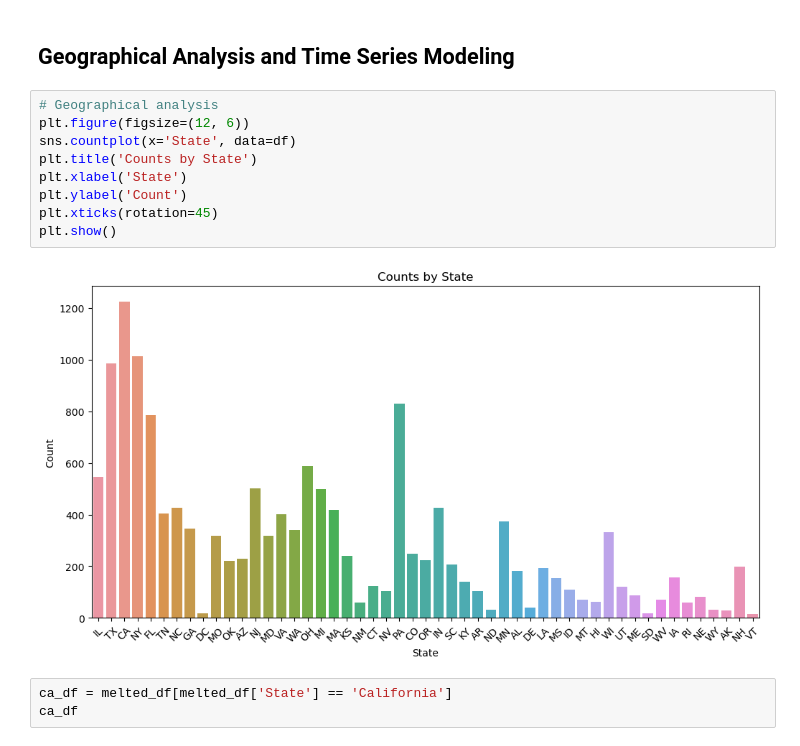
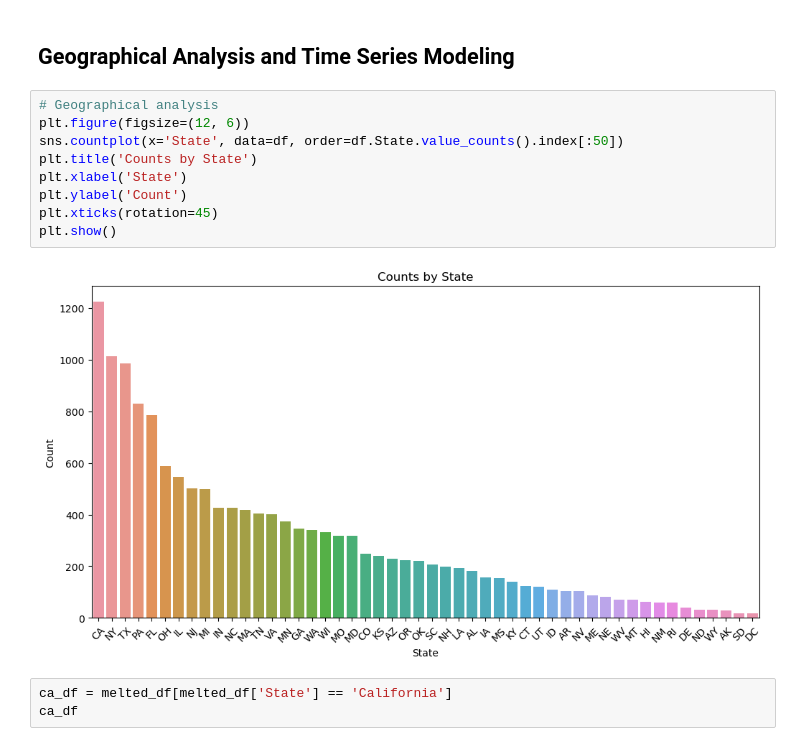
Before and after one commit to EdmundNyaribo/Phase-4-Project, a Jupyter notebook: Student.ipynb, the cells around one changed output. Cells and saved outputs as stored; diff of their text form.

```diff
--- a/Student.ipynb
+++ b/Student.ipynb
@@ -594,14 +594,14 @@ melted_df
 # %%
 # Geographical analysis
 plt.figure(figsize=(12, 6))
-sns.countplot(x='State', data=df)
+sns.countplot(x='State', data=df, order=df.State.value_counts().index[:50])
 plt.title('Counts by State')
 plt.xlabel('State')
 plt.ylabel('Count')
 plt.xticks(rotation=45)
 plt.show()
 # %% [output]
-[figure, old version]
+[figure, new version]
 # %%
 ca_df = melted_df[melted_df['State'] == 'California']
 ca_df
```
Also changed, not shown: parts of 57 cells of this notebook.
